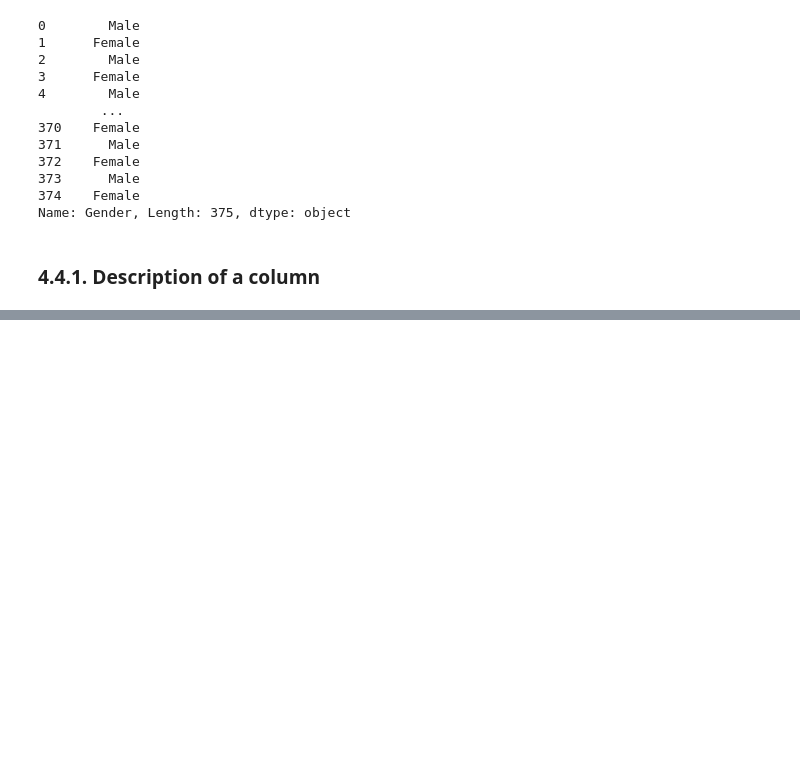
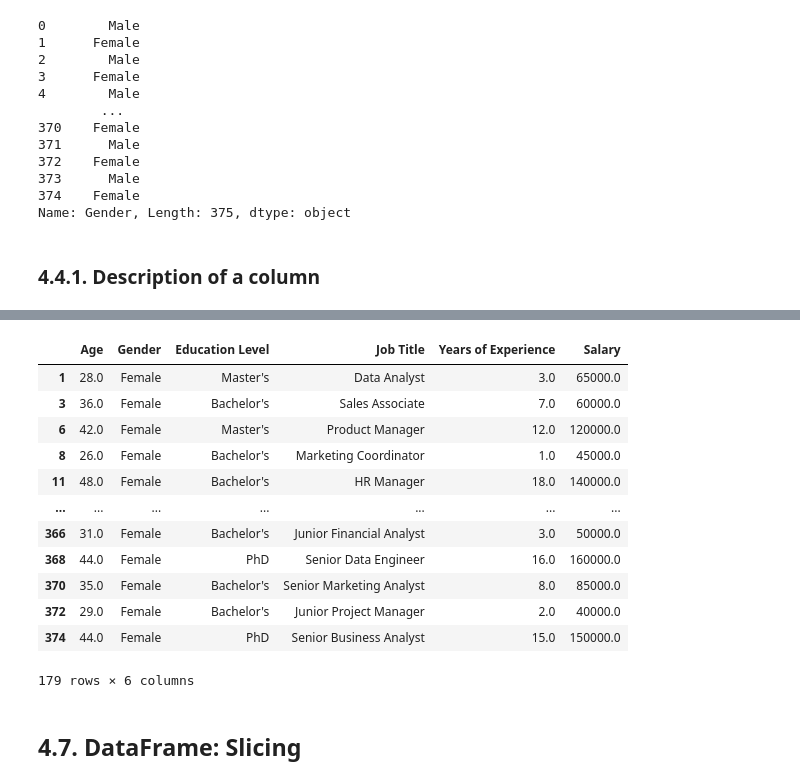
Before and after one commit to MYTE21/AI.Ultron, a Jupyter notebook: (1) Introduction to NN/(1.1) Python for Data Analysis/(1.1.1) Python for Data Analysis.ipynb, the cells around one changed output, grey strips where cells are left out. Saved outputs shown, nothing was run; the diff lists cells and outputs as text; code cells hidden in the pictures; blank space fills up the shorter version.

```diff
--- a/(1) Introduction to NN/(1.1) Python for Data Analysis/(1.1.1) Python for Data Analysis.ipynb
+++ b/(1) Introduction to NN/(1.1) Python for Data Analysis/(1.1.1) Python for Data Analysis.ipynb
@@ -295,0 +396,19 @@ Name: Gender, Length: 375, dtype: object
+# %%
+# Select only those rows that contain only female
+df[df["Gender"] == "Female"]
+# %% [output]
+|  | Age | Gender | Education Level | Job Title | Years of Experience | Salary |
+| 1 | 28.0 | Female | Master's | Data Analyst | 3.0 | 65000.0 |
+| 3 | 36.0 | Female | Bachelor's | Sales Associate | 7.0 | 60000.0 |
+| 6 | 42.0 | Female | Master's | Product Manager | 12.0 | 120000.0 |
+| 8 | 26.0 | Female | Bachelor's | Marketing Coordinator | 1.0 | 45000.0 |
+| 11 | 48.0 | Female | Bachelor's | HR Manager | 18.0 | 140000.0 |
+| ... | ... | ... | ... | ... | ... | ... |
+| 366 | 31.0 | Female | Bachelor's | Junior Financial Analyst | 3.0 | 50000.0 |
+| 368 | 44.0 | Female | PhD | Senior Data Engineer | 16.0 | 160000.0 |
+| 370 | 35.0 | Female | Bachelor's | Senior Marketing Analyst | 8.0 | 85000.0 |
+| 372 | 29.0 | Female | Bachelor's | Junior Project Manager | 2.0 | 40000.0 |
+| 374 | 44.0 | Female | PhD | Senior Business Analyst | 15.0 | 150000.0 |
+179 rows × 6 columns
+# %% [markdown]
+## 4.7. DataFrame: Slicing
```
Also changed, not shown: parts of 18 cells of this notebook.
